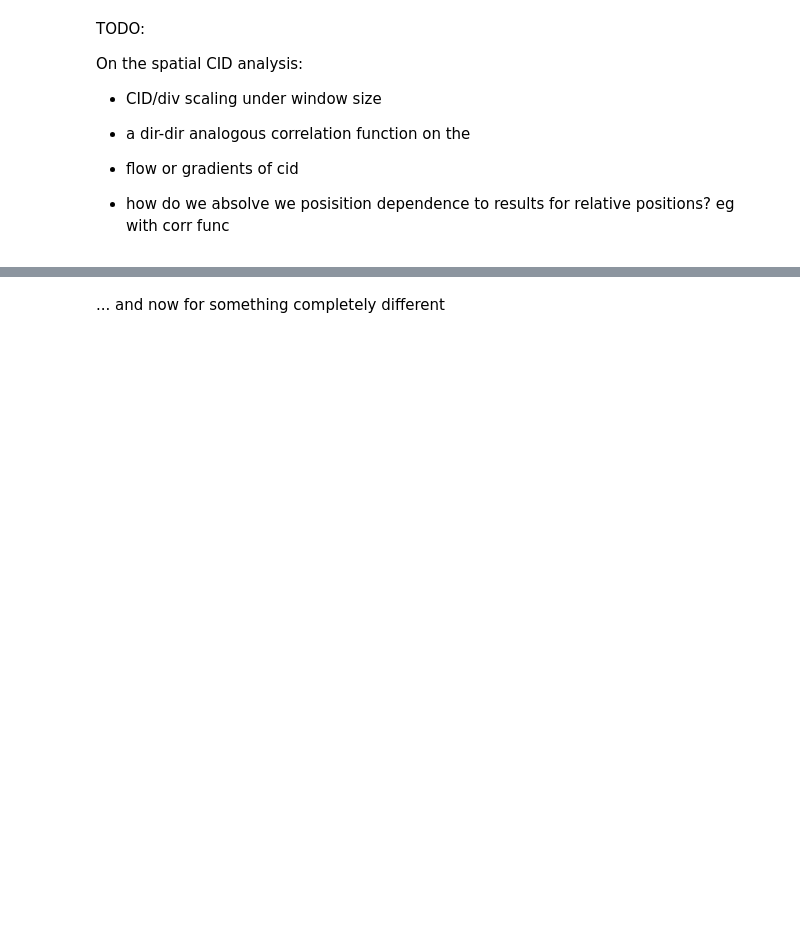
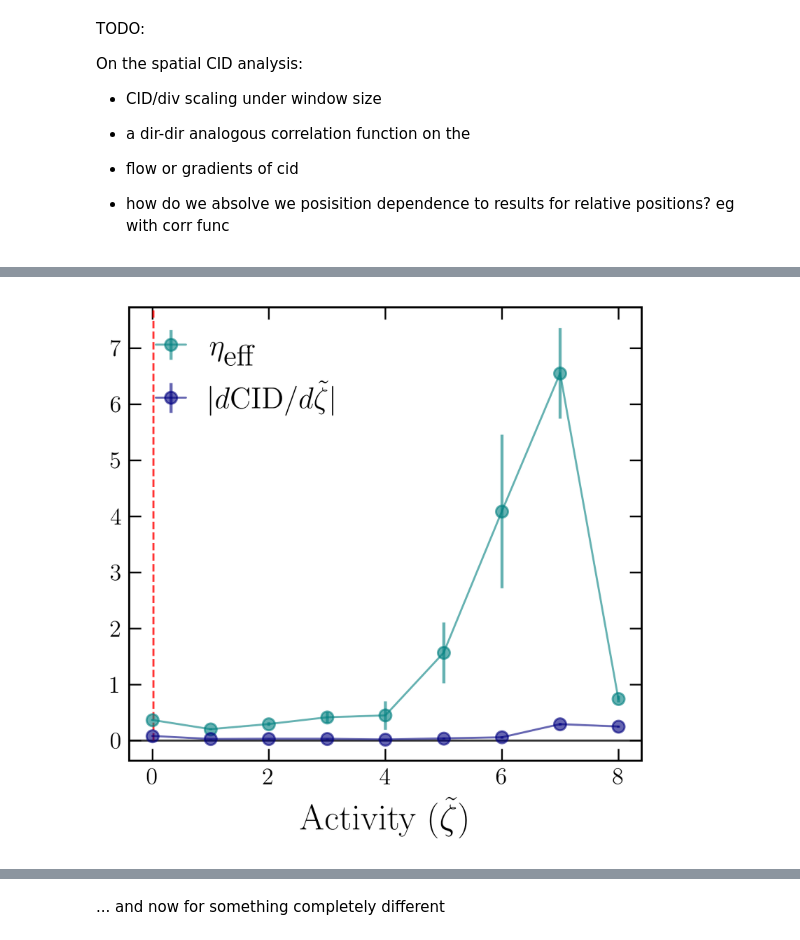
Before and after one commit to simonguld/Thesis, a Jupyter notebook: Universality/analyze_results.ipynb, the cells around one changed output, grey strips where cells are left out. Cells and saved outputs as stored; diff of their text form; code cells hidden in the pictures; blank space fills up the shorter version.

Commit message:
examine thermodynamic efficiency

```diff
--- a/Universality/analyze_results.ipynb
+++ b/Universality/analyze_results.ipynb
@@ -101,0 +244,24 @@ On the spatial CID analysis:
+# %%
+dcid_central_dict = {}
+for L in ac.L_list:
+    dcid_central = calc_tangent(
+        np.array(ac.act[L]),
+        ac.cid_tav[L][:,0],
+        ac.cid_tav[L][:,1],
+    )
+    dcid_central_dict[L] = dcid_central
+
+response_zero_val = .12
+fig, ax = plot_thermodynamic_efficiency(
+    ac.L_list,
+    ac.act,
+    ac.dcid,#dcid_central_dict,
+    ac.cid_tav,
+    response_zero_val,
+    shift_act=False,
+    xlims=None, #[0, 0.05],
+    plot_abs=True,)
+for a in ax:
+    a.vlines(0.022, 0,200, colors='red', linestyles='dashed', lw=1, alpha=0.8)
+# %% [output]
+[figure, added]
```
Also changed, not shown: parts of 5 cells of this notebook.
